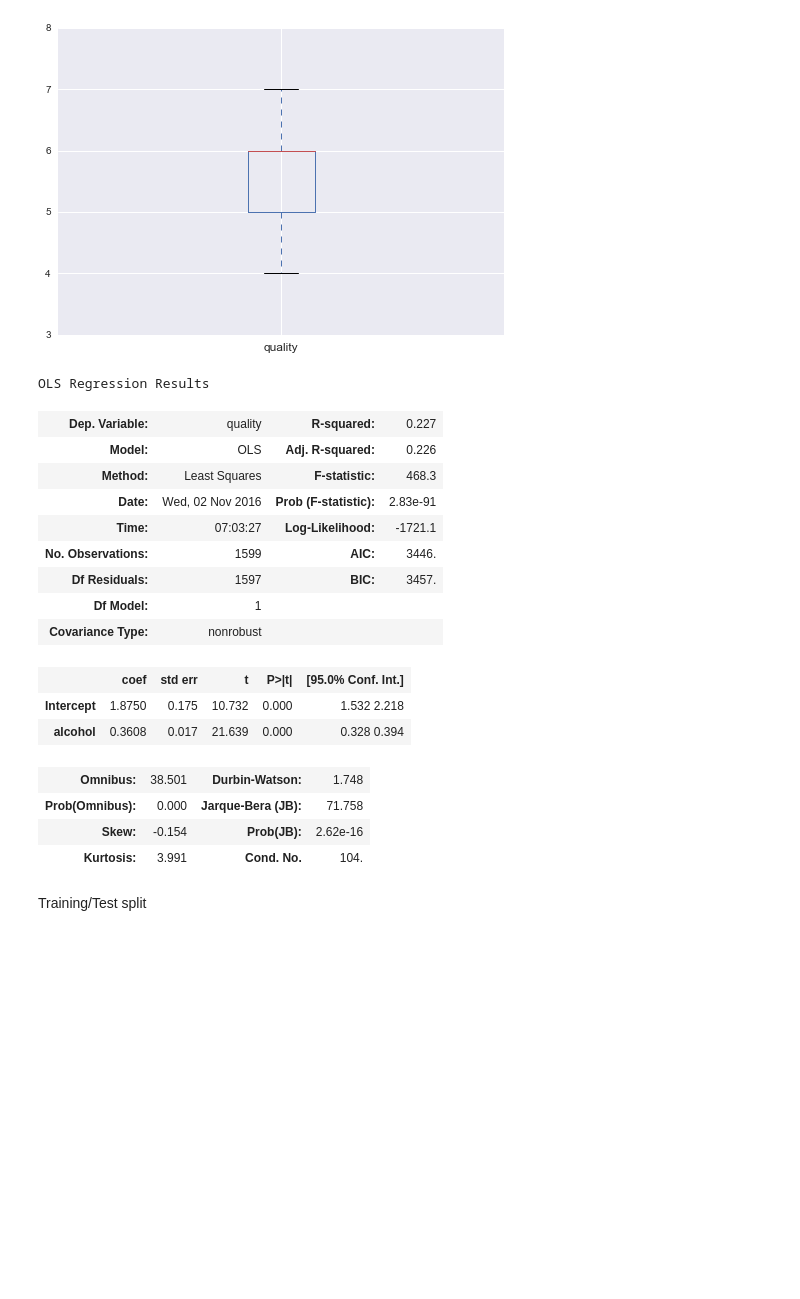
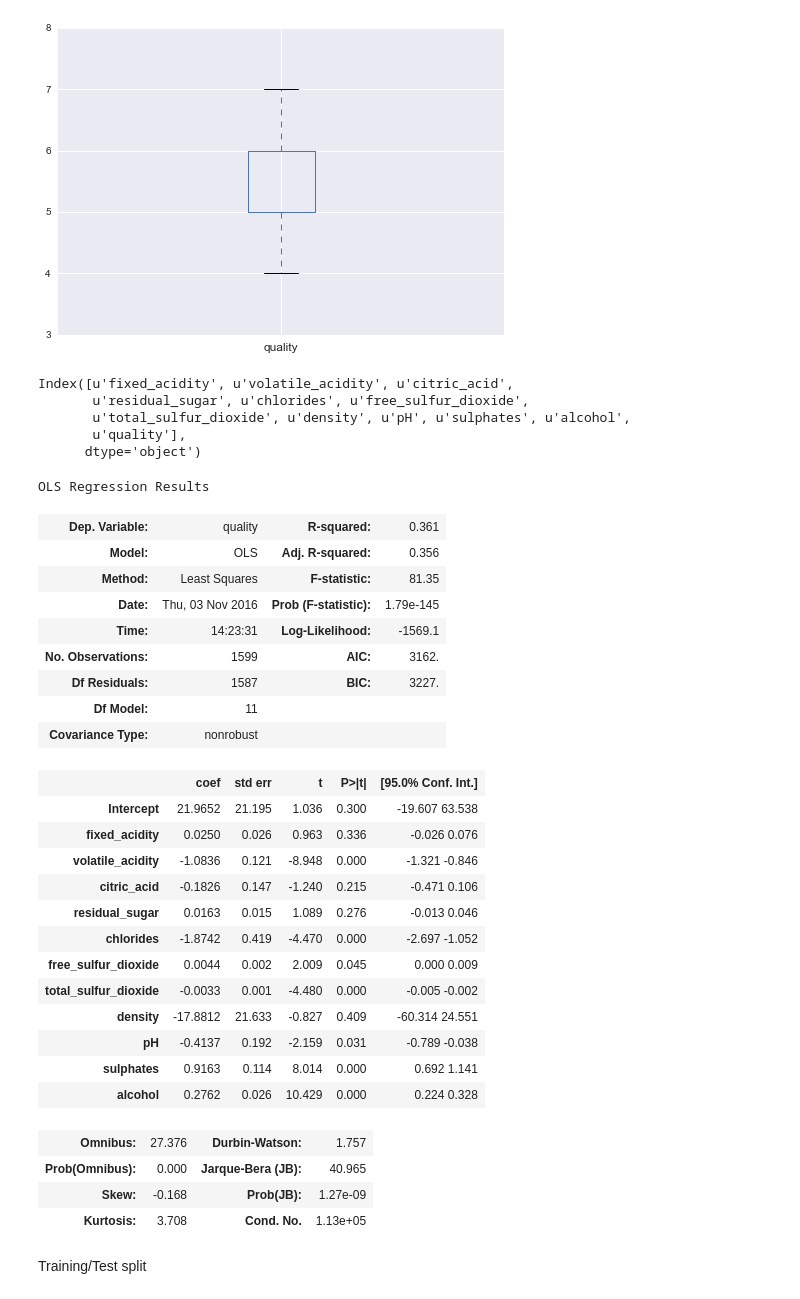
Before and after one commit to celtion/DS-SF-27, a Jupyter notebook: final-project/3/code/winequality_VinoVerde_Red_Celia_draft1.ipynb, the cells around one changed output. Cells and saved outputs as stored; diff of their text form; code cells hidden in the pictures; blank space fills up the shorter version.

```diff
--- a/final-project/3/code/winequality_VinoVerde_Red_Celia_draft1.ipynb
+++ b/final-project/3/code/winequality_VinoVerde_Red_Celia_draft1.ipynb
@@ -314,28 +288,46 @@ The default value for 'return_type' will change to 'axes' in a future release.
  'whiskers': [<matplotlib.lines.Line2D at 0x...>,
   <matplotlib.lines.Line2D at 0x...>]}
 [figure]
+# %%
+df.columns
+# %% [output]
+Index([u'fixed_acidity', u'volatile_acidity', u'citric_acid',
+       u'residual_sugar', u'chlorides', u'free_sulfur_dioxide',
+       u'total_sulfur_dioxide', u'density', u'pH', u'sulphates', u'alcohol',
+       u'quality'],
+      dtype='object')
 # %%
-model = smf.ols(formula = 'quality ~ alcohol', data = df).fit()
+model = smf.ols(formula = 'quality ~ fixed_acidity + volatile_acidity + citric_acid + residual_sugar + chlorides + free_sulfur_dioxide + total_sulfur_dioxide + density + pH + sulphates + alcohol', data = df).fit()
 
 model.summary()
 # %% [output]
 OLS Regression Results
-| Dep. Variable: | quality | R-squared: | 0.227 |
-| Model: | OLS | Adj. R-squared: | 0.226 |
-| Method: | Least Squares | F-statistic: | 468.3 |
-| Date: | Wed, 02 Nov 2016 | Prob (F-statistic): | 2.83e-91 |
-| Time: | 07:03:27 | Log-Likelihood: | -1721.1 |
-| No. Observations: | 1599 | AIC: | 3446. |
-| Df Residuals: | 1597 | BIC: | 3457. |
-| Df Model: | 1 |  |  |
+| Dep. Variable: | quality | R-squared: | 0.361 |
+| Model: | OLS | Adj. R-squared: | 0.356 |
+| Method: | Least Squares | F-statistic: | 81.35 |
+| Date: | Thu, 03 Nov 2016 | Prob (F-statistic): | 1.79e-145 |
+| Time: | 14:23:31 | Log-Likelihood: | -1569.1 |
+| No. Observations: | 1599 | AIC: | 3162. |
+| Df Residuals: | 1587 | BIC: | 3227. |
+| Df Model: | 11 |  |  |
 | Covariance Type: | nonrobust |  |  |
 |  | coef | std err | t | P>|t| | [95.0% Conf. Int.] |
-| Intercept | 1.8750 | 0.175 | 10.732 | 0.000 | 1.532 2.218 |
-| alcohol | 0.3608 | 0.017 | 21.639 | 0.000 | 0.328 0.394 |
+| Intercept | 21.9652 | 21.195 | 1.036 | 0.300 | -19.607 63.538 |
+| fixed_acidity | 0.0250 | 0.026 | 0.963 | 0.336 | -0.026 0.076 |
+| volatile_acidity | -1.0836 | 0.121 | -8.948 | 0.000 | -1.321 -0.846 |
+| citric_acid | -0.1826 | 0.147 | -1.240 | 0.215 | -0.471 0.106 |
+| residual_sugar | 0.0163 | 0.015 | 1.089 | 0.276 | -0.013 0.046 |
+| chlorides | -1.8742 | 0.419 | -4.470 | 0.000 | -2.697 -1.052 |
+| free_sulfur_dioxide | 0.0044 | 0.002 | 2.009 | 0.045 | 0.000 0.009 |
+| total_sulfur_dioxide | -0.0033 | 0.001 | -4.480 | 0.000 | -0.005 -0.002 |
+| density | -17.8812 | 21.633 | -0.827 | 0.409 | -60.314 24.551 |
+| pH | -0.4137 | 0.192 | -2.159 | 0.031 | -0.789 -0.038 |
+| sulphates | 0.9163 | 0.114 | 8.014 | 0.000 | 0.692 1.141 |
+| alcohol | 0.2762 | 0.026 | 10.429 | 0.000 | 0.224 0.328 |
-| Omnibus: | 38.501 | Durbin-Watson: | 1.748 |
-| Prob(Omnibus): | 0.000 | Jarque-Bera (JB): | 71.758 |
-| Skew: | -0.154 | Prob(JB): | 2.62e-16 |
-| Kurtosis: | 3.991 | Cond. No. | 104. |
+| Omnibus: | 27.376 | Durbin-Watson: | 1.757 |
+| Prob(Omnibus): | 0.000 | Jarque-Bera (JB): | 40.965 |
+| Skew: | -0.168 | Prob(JB): | 1.27e-09 |
+| Kurtosis: | 3.708 | Cond. No. | 1.13e+05 |
 # %% [markdown]
 Training/Test split
 # %%
```
Also changed, not shown: parts of 58 cells of this notebook, 32 other files.
